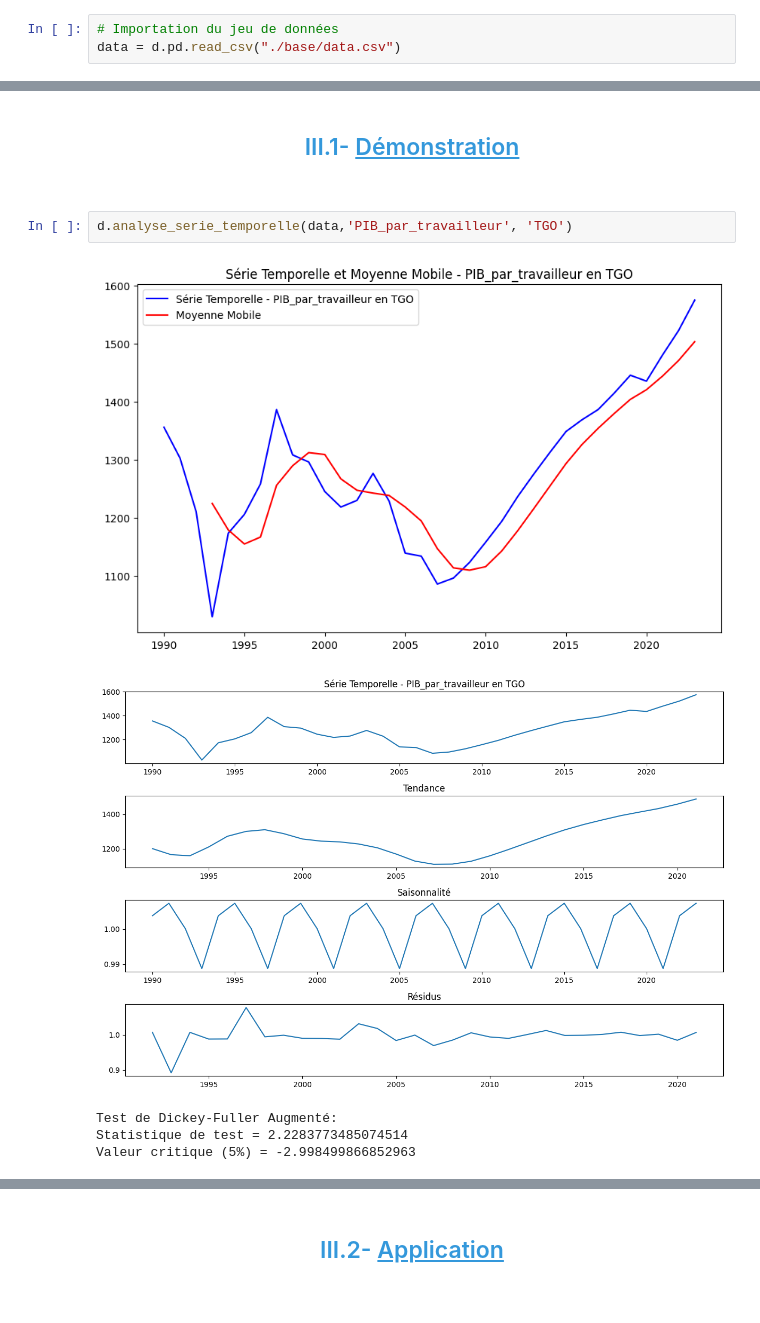
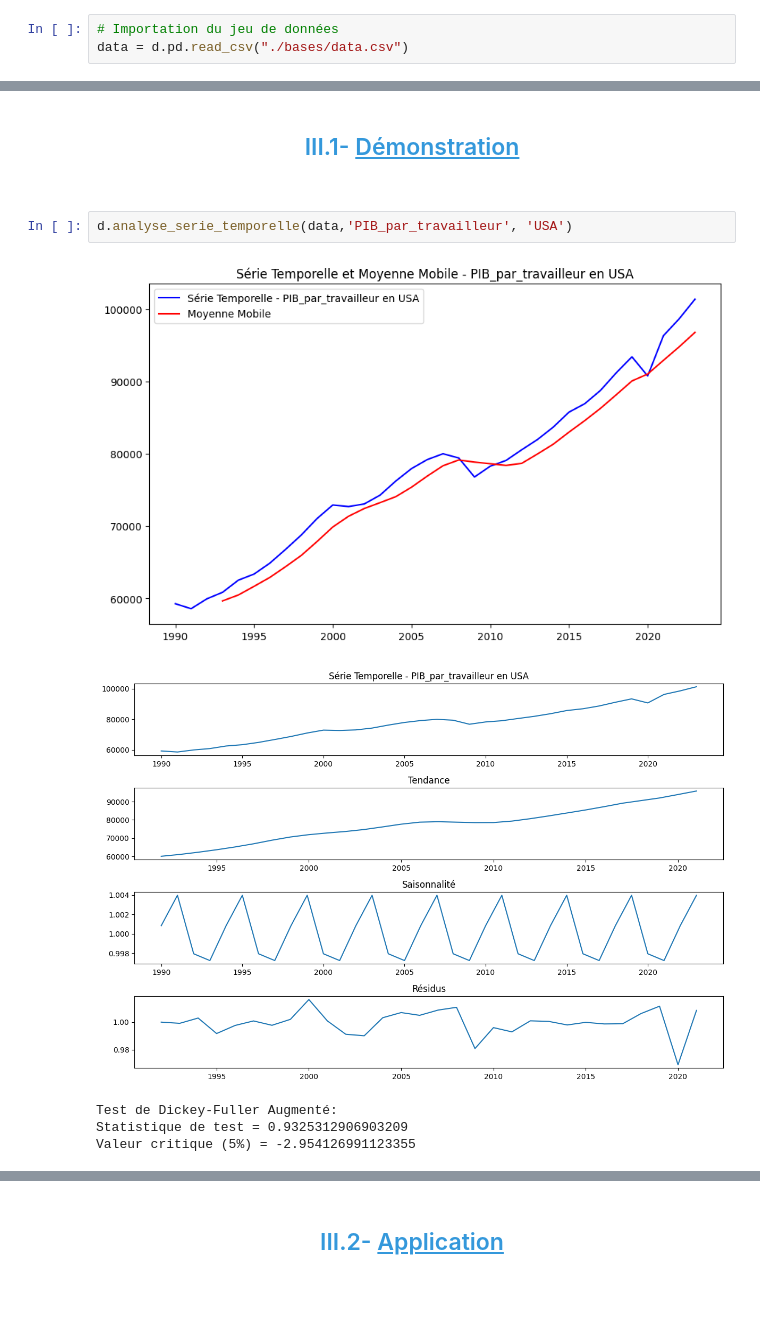
Before and after one commit to tziemiNgansop237/Projet_Python, a Jupyter notebook: src/analyse_des_donnees.ipynb, the cells around one changed output, grey strips where cells are left out. Drawn from its saved outputs; the diff is of its cells as text.

```diff
--- a/src/analyse_des_donnees.ipynb
+++ b/src/analyse_des_donnees.ipynb
@@ -9,7 +11,7 @@ reload(d)
 <module 'Declarations' from 'd:\\ENSAE-PARIS\\Semestre 1\\Python avec data science\\Projet_Python\\src\\Declarations.py'>
 # %%
 # Importation du jeu de données
-data = d.pd.read_csv("./base/data.csv")
+data = d.pd.read_csv("./bases/data.csv")
 # %%
 # Visualisation
 data.head()
@@ -331,10 +325,10 @@ array(['ALB', 'DZA', 'ARG', 'ARM', 'AUS', 'AUT', 'BHS', 'BGD', 'BLR',
 <h2 style="font-family: 'Georgia', serif; text-align: center; font-size: 23px; color: #3498db;">III.1- <u>Démonstration</u></h2>
 <br/>
 # %%
-d.analyse_serie_temporelle(data,'PIB_par_travailleur', 'TGO')
+d.analyse_serie_temporelle(data,'PIB_par_travailleur', 'USA')
 # %% [output]
-[figure, old version]
+[figure, new version]
-[figure, old version]
+[figure, new version]
 Test de Dickey-Fuller Augmenté:
-Statistique de test = 2.2283773485074514
-Valeur critique (5%) = -2.998499866852963
+Statistique de test = 0.9325312906903209
+Valeur critique (5%) = -2.954126991123355
```
Also changed, not shown: parts of 29 cells of this notebook, 13 other files.
